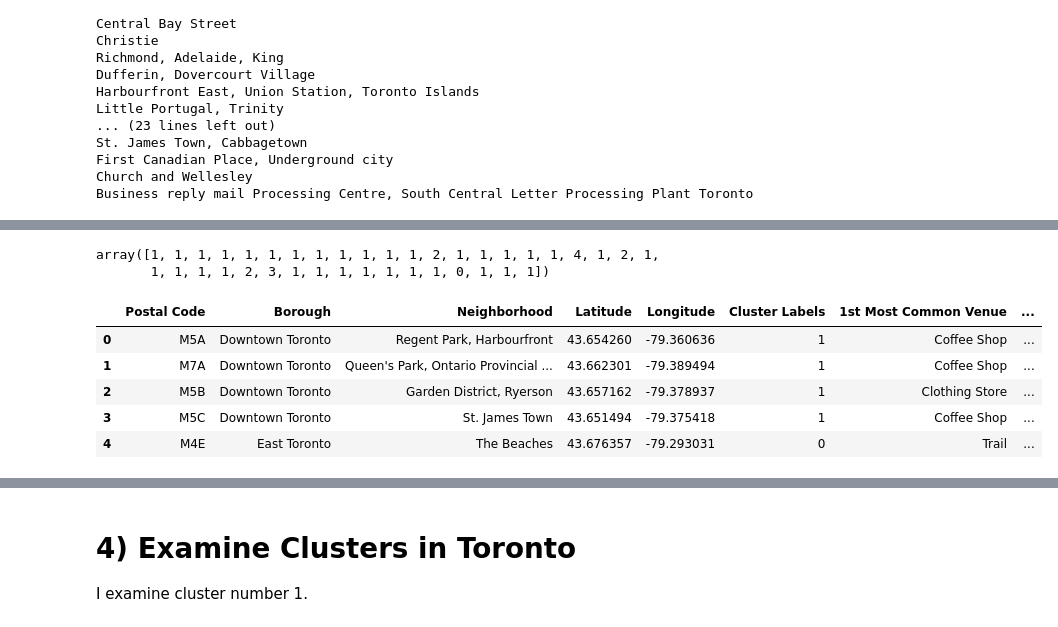
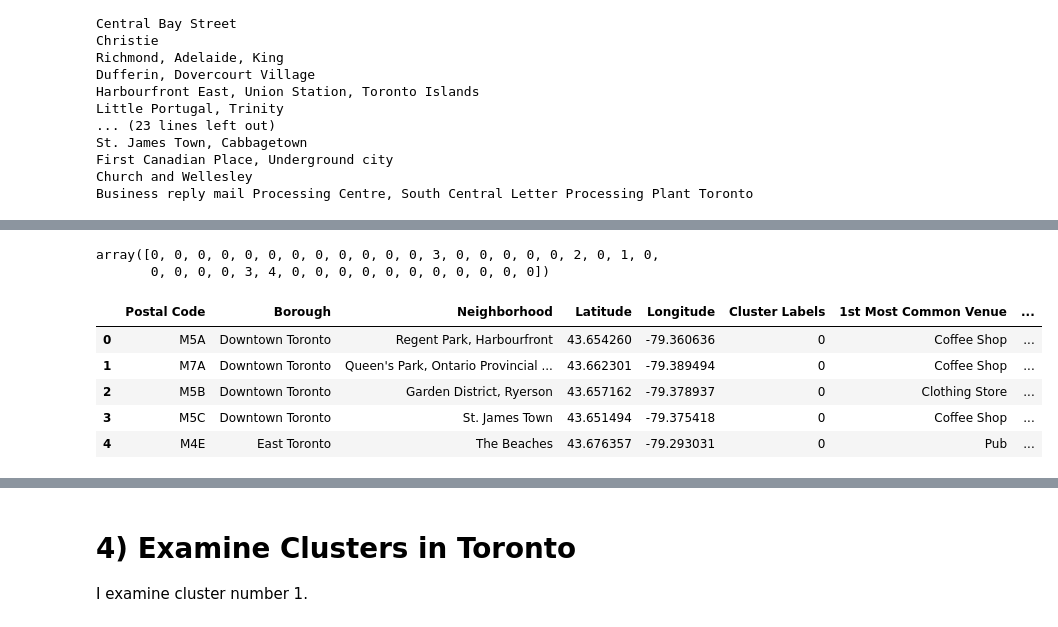
Before and after one commit to maxit56/Coursera_Capstone, a Jupyter notebook: week3.ipynb, the cells around one changed output, grey strips where cells are left out. Cells and saved outputs as stored; diff of their text form; code cells hidden in the pictures.

```diff
--- a/week3.ipynb
+++ b/week3.ipynb
@@ -146,8 +147,8 @@ map_toronto
 # %% [markdown]
 Explore Neighborhoods in Toronto.
 # %%
-CLIENT_ID = 'VTLL41IJT01LOJ3WO5WYD5KTDBCCPTRNO53PFQ1O1WXIOWEN' # your Foursquare ID
-CLIENT_SECRET = 'RK02SWLA1P4RODIKLQ5CE432I2EKLERWQTML2KBKEPXXYCY4' # your Foursquare Secret
+CLIENT_ID = '' # your Foursquare ID
+CLIENT_SECRET = '' # your Foursquare Secret
 VERSION = '20180605' # Foursquare API version
 
 print('Your credentails:')
@@ -386,24 +374,24 @@ kmeans = KMeans(n_clusters=kclusters, random_state=0).fit(toronto_grouped_cluste
 # check cluster labels generated for each row in the dataframe
 kmeans.labels_[0:]
 # %% [output]
-array([1, 1, 1, 1, 1, 1, 1, 1, 1, 1, 1, 1, 2, 1, 1, 1, 1, 1, 4, 1, 2, 1,
-       1, 1, 1, 1, 2, 3, 1, 1, 1, 1, 1, 1, 1, 0, 1, 1, 1])
+array([0, 0, 0, 0, 0, 0, 0, 0, 0, 0, 0, 0, 3, 0, 0, 0, 0, 0, 2, 0, 1, 0,
+       0, 0, 0, 0, 3, 4, 0, 0, 0, 0, 0, 0, 0, 0, 0, 0, 0])
 # %%
 # add clustering labels
-#neighborhoods_venues_sorted.insert(0, 'Cluster Labels', kmeans.labels_)
+neighborhoods_venues_sorted.insert(0, 'Cluster Labels', kmeans.labels_)
 
 toronto_merged = df4
 # merge toronto_grouped with toronto_data to add latitude/longitude for each neighborhood
 toronto_merged = toronto_merged.join(neighborhoods_venues_sorted.set_index('Neighborhood'), on='Neighborhood')
 
 toronto_merged.head() # check the last columns!
 # %% [output]
 |  | Postal Code | Borough | Neighborhood | Latitude | Longitude | Cluster Labels | 1st Most Common Venue | ... |
-| 0 | M5A | Downtown Toronto | Regent Park, Harbourfront | 43.654260 | -79.360636 | 1 | Coffee Shop | ... |
-| 1 | M7A | Downtown Toronto | Queen's Park, Ontario Provincial ... | 43.662301 | -79.389494 | 1 | Coffee Shop | ... |
-| 2 | M5B | Downtown Toronto | Garden District, Ryerson | 43.657162 | -79.378937 | 1 | Clothing Store | ... |
-| 3 | M5C | Downtown Toronto | St. James Town | 43.651494 | -79.375418 | 1 | Coffee Shop | ... |
-| 4 | M4E | East Toronto | The Beaches | 43.676357 | -79.293031 | 0 | Trail | ... |
+| 0 | M5A | Downtown Toronto | Regent Park, Harbourfront | 43.654260 | -79.360636 | 0 | Coffee Shop | ... |
+| 1 | M7A | Downtown Toronto | Queen's Park, Ontario Provincial ... | 43.662301 | -79.389494 | 0 | Coffee Shop | ... |
+| 2 | M5B | Downtown Toronto | Garden District, Ryerson | 43.657162 | -79.378937 | 0 | Clothing Store | ... |
+| 3 | M5C | Downtown Toronto | St. James Town | 43.651494 | -79.375418 | 0 | Coffee Shop | ... |
+| 4 | M4E | East Toronto | The Beaches | 43.676357 | -79.293031 | 0 | Pub | ... |
 # %%
 # create map
 map_clusters = folium.Map(location=[latitude, longitude], zoom_start=11)
```
Also changed, not shown: parts of 13 cells of this notebook.
